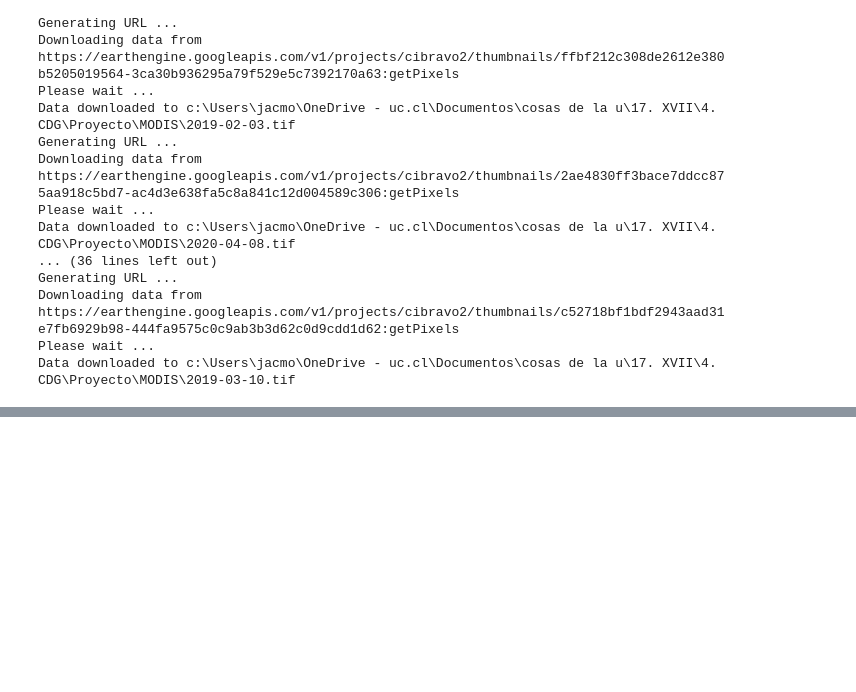
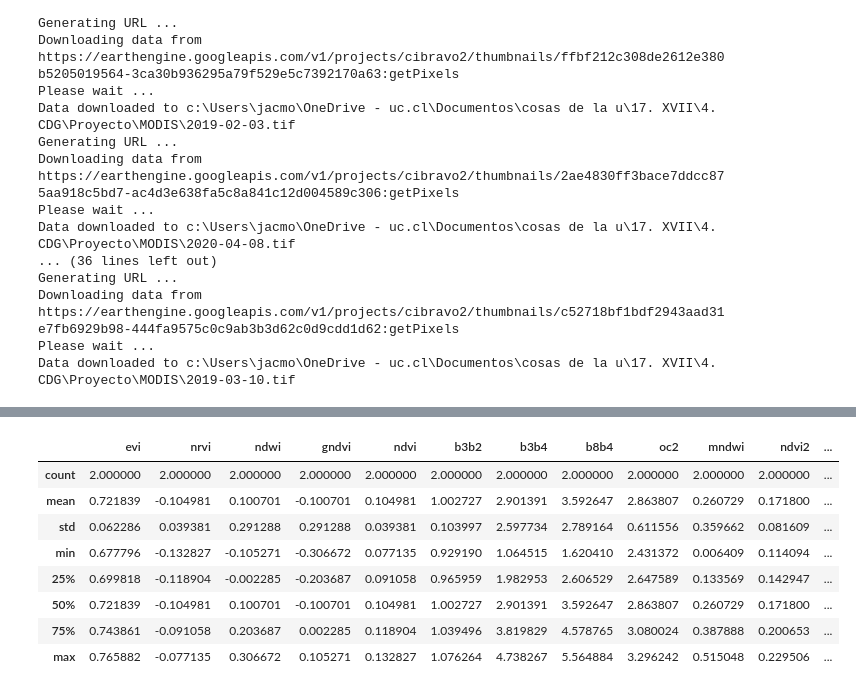
Before and after one commit to cristobalstrange/ProyectoCDDGIMT2118, a Jupyter notebook: main.ipynb, the cells around one changed output, grey strips where cells are left out. Drawn from its saved outputs; the diff is of its cells as text; code cells hidden in the pictures; blank space fills up the shorter version.

```diff
--- a/main.ipynb
+++ b/main.ipynb
@@ -531,0 +394,13 @@ for fecha in fechas:
+# %%
+metrics = pd.read_csv('metrics.csv')
+metrics.describe()
+# %% [output]
+|  | evi | nrvi | ndwi | gndvi | ndvi | b3b2 | b3b4 | b8b4 | oc2 | mndwi | ndvi2 | ... |
+| count | 2.000000 | 2.000000 | 2.000000 | 2.000000 | 2.000000 | 2.000000 | 2.000000 | 2.000000 | 2.000000 | 2.000000 | 2.000000 | ... |
+| mean | 0.721839 | -0.104981 | 0.100701 | -0.100701 | 0.104981 | 1.002727 | 2.901391 | 3.592647 | 2.863807 | 0.260729 | 0.171800 | ... |
+| std | 0.062286 | 0.039381 | 0.291288 | 0.291288 | 0.039381 | 0.103997 | 2.597734 | 2.789164 | 0.611556 | 0.359662 | 0.081609 | ... |
+| min | 0.677796 | -0.132827 | -0.105271 | -0.306672 | 0.077135 | 0.929190 | 1.064515 | 1.620410 | 2.431372 | 0.006409 | 0.114094 | ... |
+| 25% | 0.699818 | -0.118904 | -0.002285 | -0.203687 | 0.091058 | 0.965959 | 1.982953 | 2.606529 | 2.647589 | 0.133569 | 0.142947 | ... |
+| 50% | 0.721839 | -0.104981 | 0.100701 | -0.100701 | 0.104981 | 1.002727 | 2.901391 | 3.592647 | 2.863807 | 0.260729 | 0.171800 | ... |
+| 75% | 0.743861 | -0.091058 | 0.203687 | 0.002285 | 0.118904 | 1.039496 | 3.819829 | 4.578765 | 3.080024 | 0.387888 | 0.200653 | ... |
+| max | 0.765882 | -0.077135 | 0.306672 | 0.105271 | 0.132827 | 1.076264 | 4.738267 | 5.564884 | 3.296242 | 0.515048 | 0.229506 | ... |
```
Also changed, not shown: parts of 22 cells of this notebook, 2 other files.
